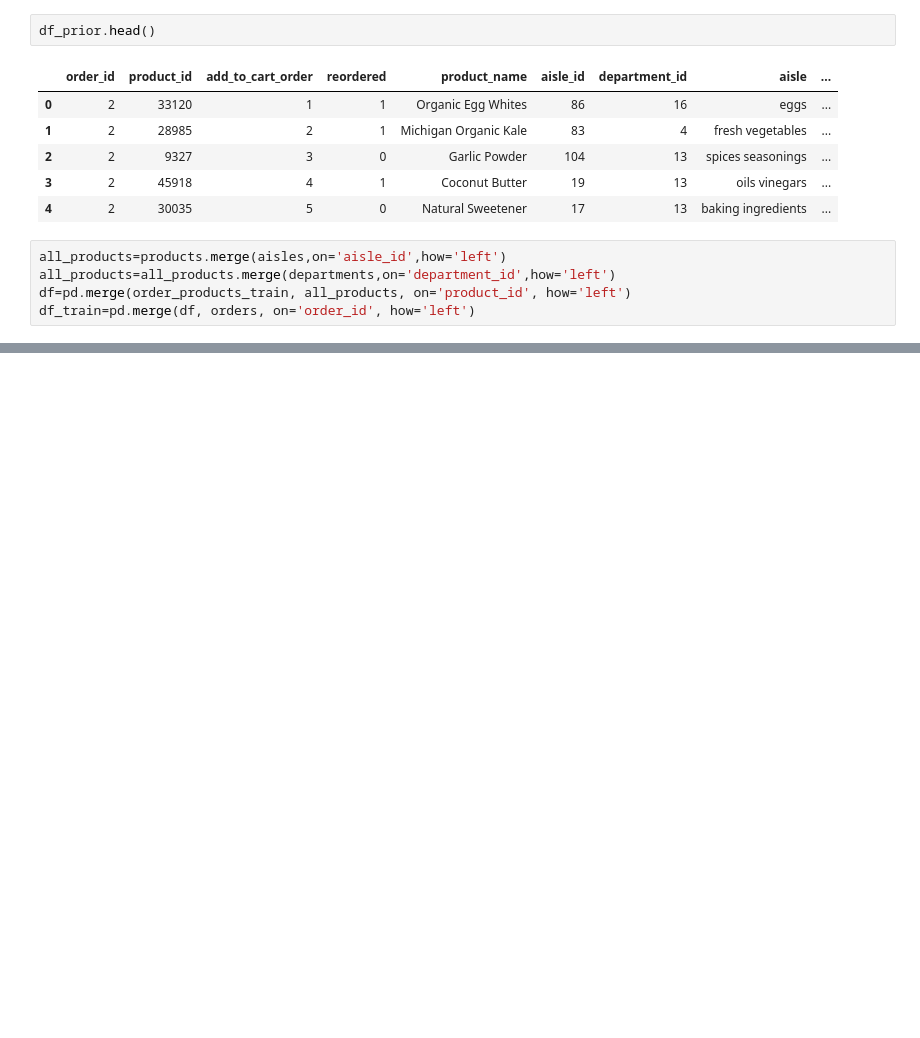
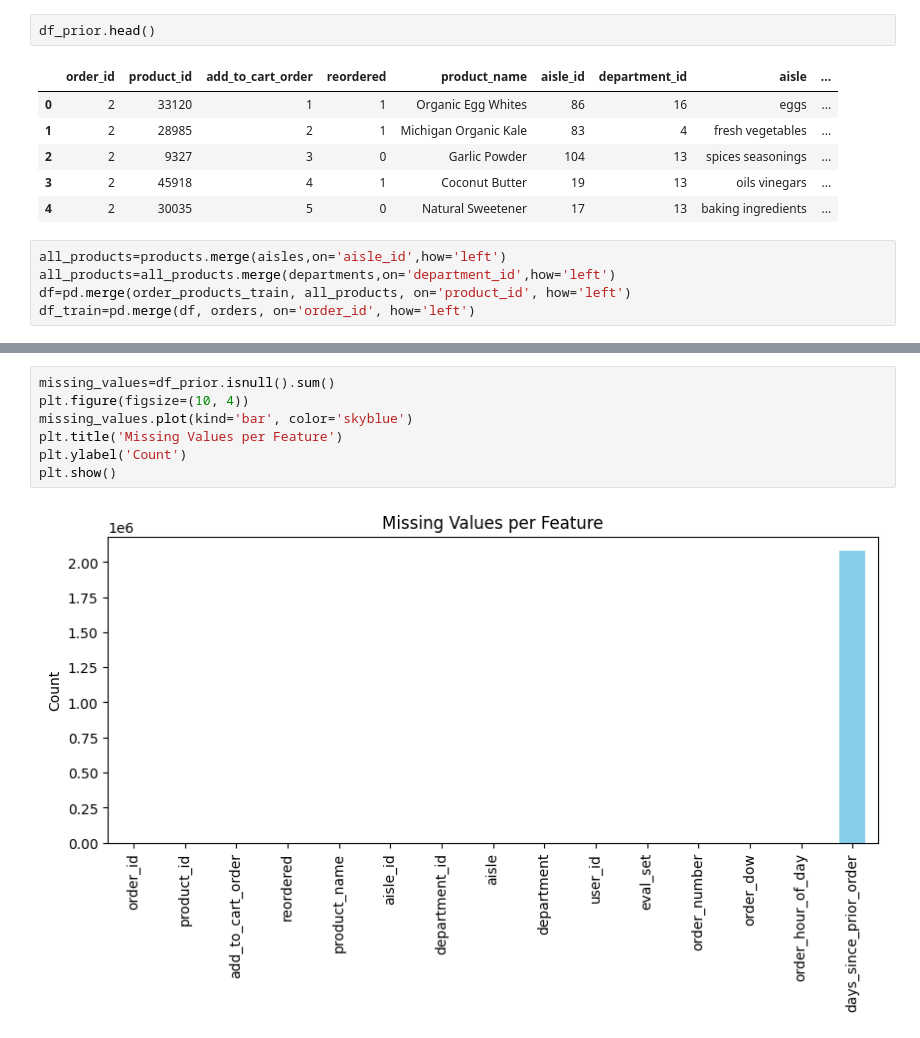
Before and after one commit to kareemkhouri2006/project, a Jupyter notebook: project.ipynb, the cells around one changed output, grey strips where cells are left out. Drawn from its saved outputs; the diff is of its cells as text; blank space fills up the shorter version.

```diff
--- a/project.ipynb
+++ b/project.ipynb
@@ -61,0 +91,9 @@ df_train.head()
+# %%
+missing_values=df_prior.isnull().sum()
+plt.figure(figsize=(10, 4))
+missing_values.plot(kind='bar', color='skyblue')
+plt.title('Missing Values per Feature')
+plt.ylabel('Count')
+plt.show()
+# %% [output]
+[figure, added]
```
Also changed, not shown: parts of 15 cells of this notebook.
